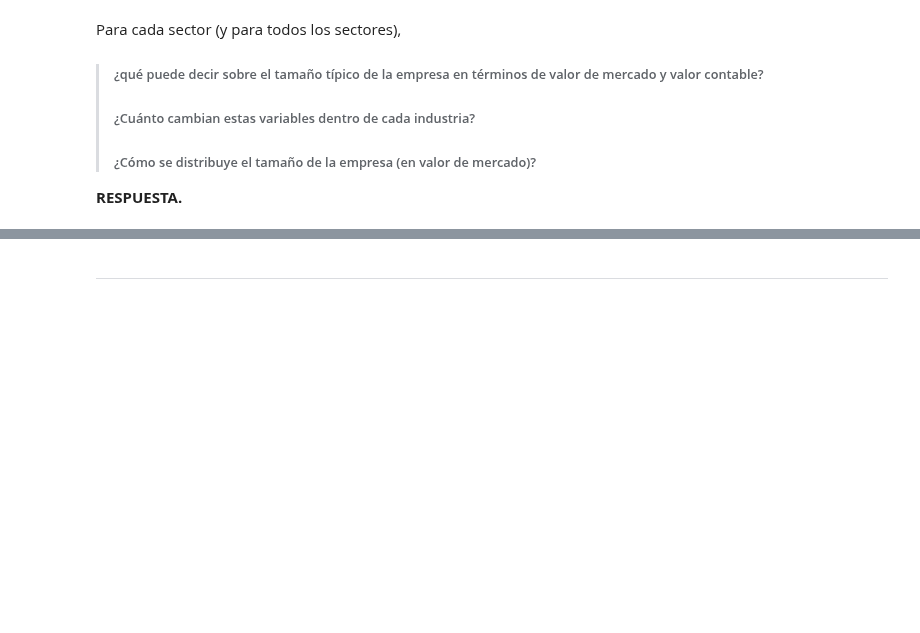
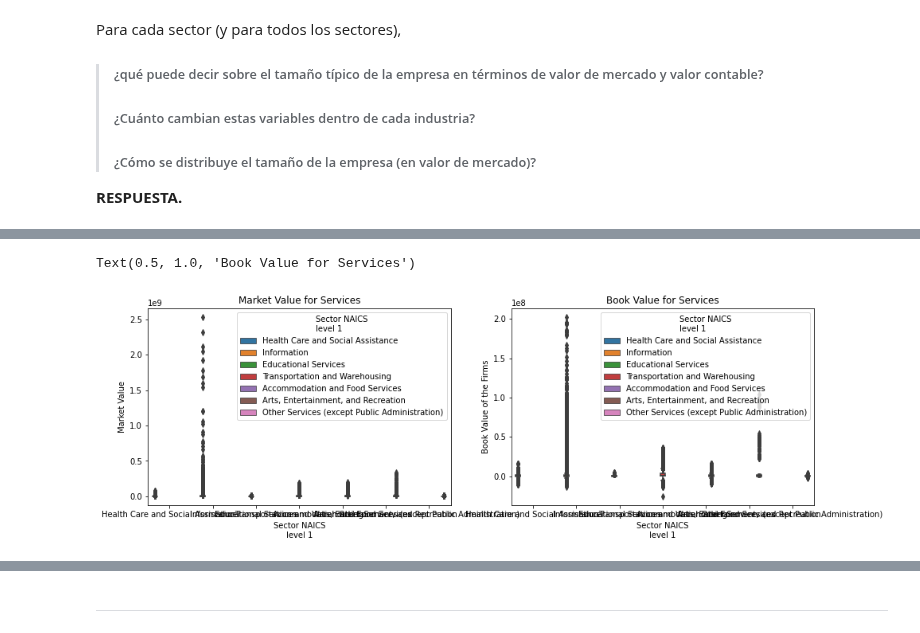
Before and after one commit to AnHrt/StatisticsII, a Jupyter notebook: Statistics/A01369984_BCase.ipynb, the cells around one changed output, grey strips where cells are left out. Saved outputs shown, nothing was run; the diff lists cells and outputs as text; code cells hidden in the pictures; blank space fills up the shorter version.

```diff
--- a/Statistics/A01369984_BCase.ipynb
+++ b/Statistics/A01369984_BCase.ipynb
@@ -210,4 +231,13 @@ print('Manufacturing :      ',  round(manufacturing["Book Value of the Firms"].m
 # %%
-# Book Value for Commercial
-sns.boxplot(x="Sector NAICS\nlevel 1",y="Book Value of the Firms",data=comercial, hue="Sector NAICS\nlevel 1").set_title("Book Value for Commercial")
+# Representación industria de servicios del valor de mercado y valor contable
+fig = plt.figure(figsize=(15, 10))
+
+ax1 = fig.add_subplot(221)
+ax2 = fig.add_subplot(222)
+
+sns.boxplot(x="Sector NAICS\nlevel 1",y="Market Value",data=services, hue="Sector NAICS\nlevel 1",ax=ax1).set_title("Market Value for Services")
+sns.boxplot(x="Sector NAICS\nlevel 1",y="Book Value of the Firms",data=services, hue="Sector NAICS\nlevel 1",ax=ax2).set_title("Book Value for Services")
+# %% [output]
+Text(0.5, 1.0, 'Book Value for Services')
+[figure, added]
 # %%
```
Also changed, not shown: parts of 14 cells of this notebook.
